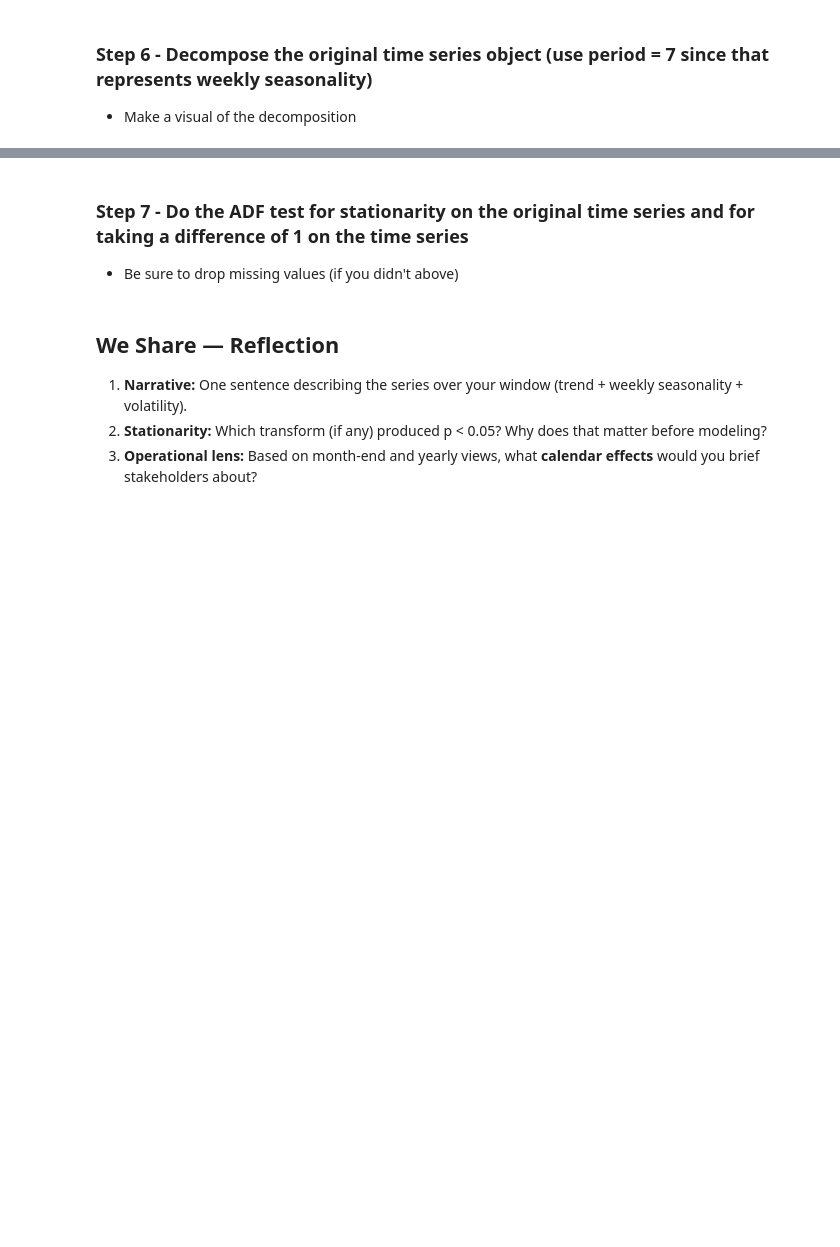
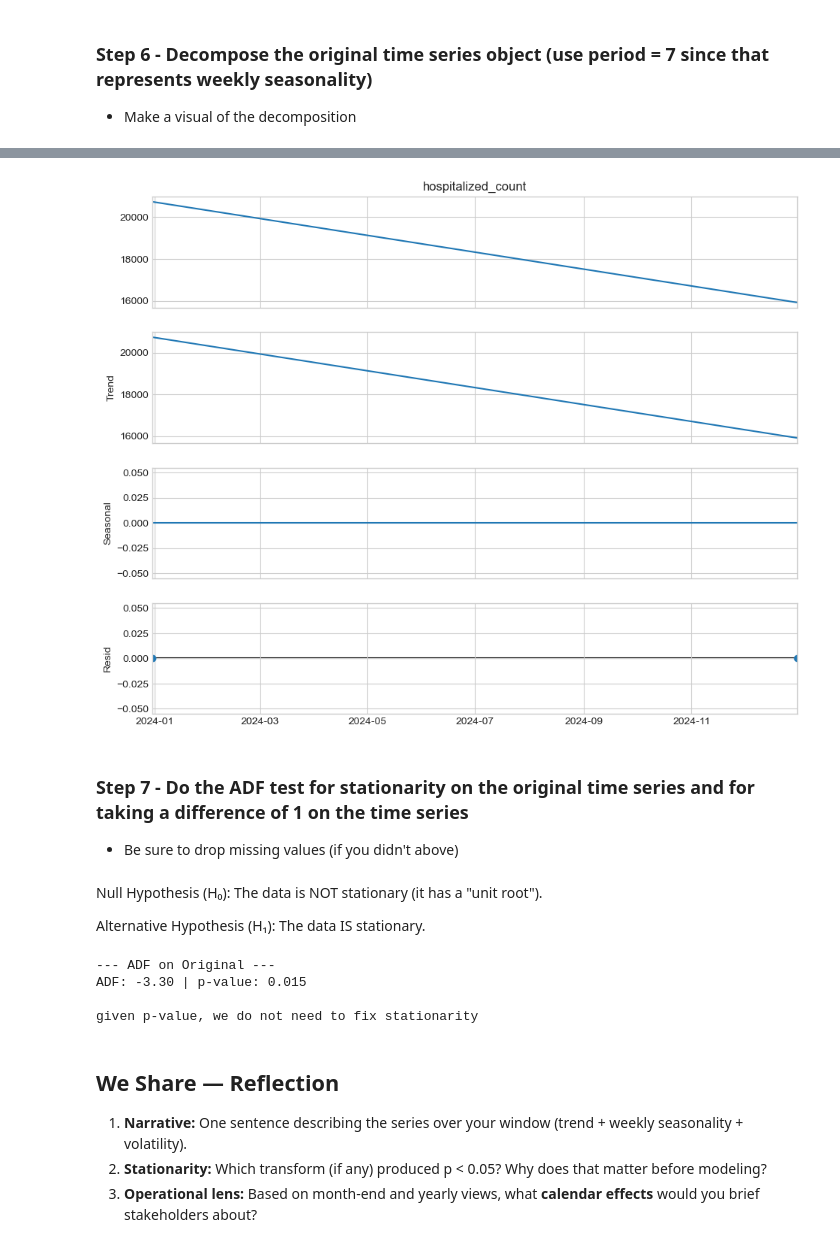
Before and after one commit to ro-the-creator/DA2025_Lectures, a Jupyter notebook: Mod6/CodeAssignments/Mod618_CodeAssignment_STUDENT.ipynb, the cells around one changed output, grey strips where cells are left out. Saved outputs shown, nothing was run; the diff lists cells and outputs as text; code cells hidden in the pictures; blank space fills up the shorter version.

```diff
--- a/Mod6/CodeAssignments/Mod618_CodeAssignment_STUDENT.ipynb
+++ b/Mod6/CodeAssignments/Mod618_CodeAssignment_STUDENT.ipynb
@@ -83,9 +217,27 @@ decomp = None
+# %%
+decomp3 = seasonal_decompose(y_sum, model='additive', period=1)
+fig3 = decomp3.plot()
+fig3.set_size_inches(10,8); plt.show()
+# %% [output]
+[figure, added]
 # %% [markdown]
 ### Step 7 - Do the ADF test for stationarity on the original time series and for taking a difference of 1 on the time series
 - Be sure to drop missing values (if you didn't above)
+# %% [markdown]
+Null Hypothesis (H₀): The data is NOT stationary (it has a "unit root").
+
+Alternative Hypothesis (H₁): The data IS stationary.
 # %%
 # CELL 7 — ADF stationarity test: raw → difference (1) → (optional) seasonal diff(7)
-None
+print('--- ADF on Original ---')
+adf_stat, pval, *_ = adfuller(ts)
+print(f'ADF: {adf_stat:.2f} | p-value: {pval:.3f}')
+print('\ngiven p-value, we do not need to fix stationarity')
+# %% [output]
+--- ADF on Original ---
+ADF: -3.30 | p-value: 0.015
+
+given p-value, we do not need to fix stationarity
 # %% [markdown]
 ## We Share — Reflection
 
```
Also changed, not shown: parts of 14 cells of this notebook, 2 other files.
